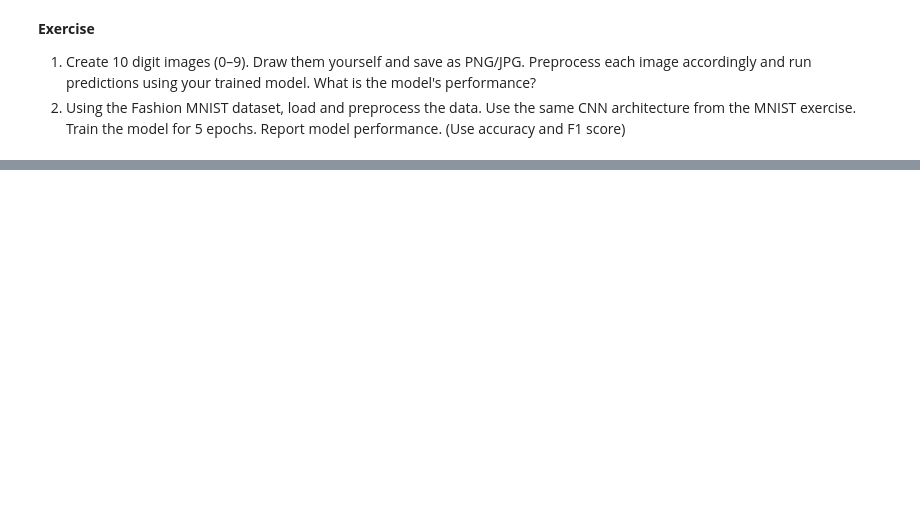
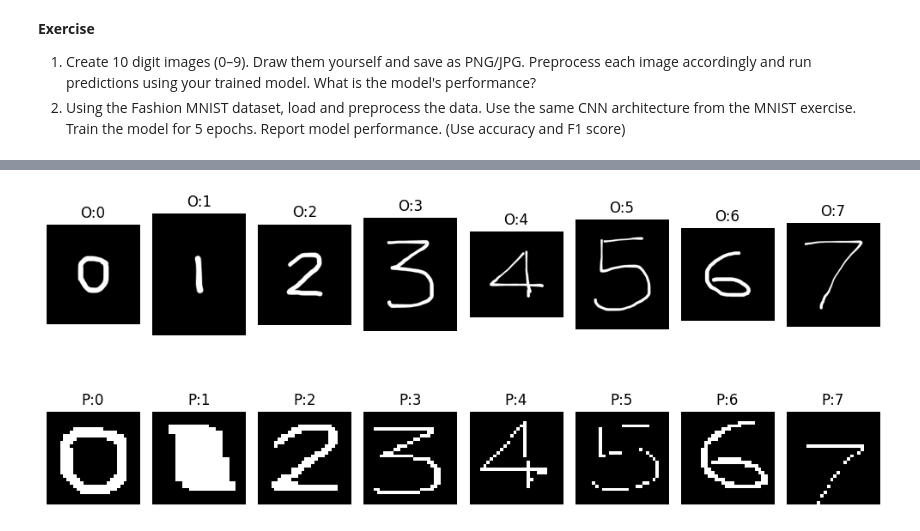
Before and after one commit to anthonybyamugisha/CNN, a Jupyter notebook: Lab 8 - CNNs.ipynb, the cells around one changed output, grey strips where cells are left out. Saved outputs shown, nothing was run; the diff lists cells and outputs as text; code cells hidden in the pictures; blank space fills up the shorter version.

```diff
--- a/Lab 8 - CNNs.ipynb
+++ b/Lab 8 - CNNs.ipynb
@@ -179,0 +257,34 @@ plt.show()
+# %%
+# Testing the preprocessing on one image
+def show_all_digits():
+    plt.figure(figsize=(10, 5))
+
+    for i in range(8):
+        path = f"my_digits/{i}.png"
+
+        # Original image
+        original = Image.open(path).convert("L")
+        original = np.array(original)
+
+        # Processed image
+        processed = preprocess_image(path).reshape(28, 28)
+
+        # Row 1 to original
+        plt.subplot(2, 8, i + 1)
+        plt.imshow(original, cmap='gray')
+        plt.title(f"O:{i}")
+        plt.axis('off')
+
+        # Row 2 to processed
+        plt.subplot(2, 8, i + 9)
+        plt.imshow(processed, cmap='gray')
+        plt.title(f"P:{i}")
+        plt.axis('off')
+
+    plt.tight_layout()
+    plt.show()
+
+# Call it
+show_all_digits()
+# %% [output]
+[figure, added]
```
Also changed, not shown: parts of 25 cells of this notebook, 1 other file.
